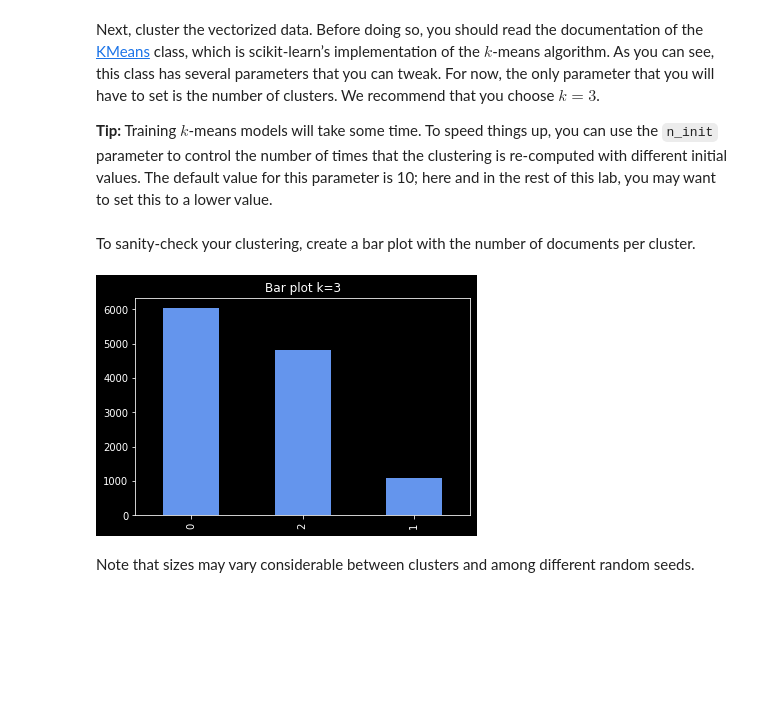
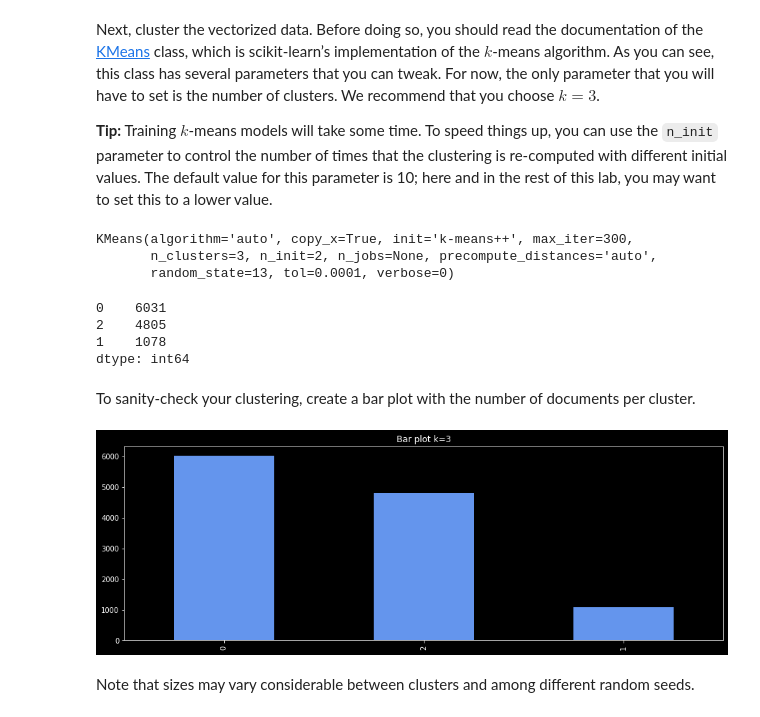
Before and after one commit to Philhoels/732A92-Text-Mining, a Jupyter notebook: Andreas/Lab3/TM-L3.ipynb, the cells around one changed output. Drawn from its saved outputs; the diff is of its cells as text; code cells hidden in the pictures; blank space fills up the shorter version.

```diff
--- a/Andreas/Lab3/TM-L3.ipynb
+++ b/Andreas/Lab3/TM-L3.ipynb
@@ -75,19 +75,33 @@ Next, cluster the vectorized data. Before doing so, you should read the document
 # TODO: Enter code here to cluster the vectorized data
 from sklearn.cluster import KMeans
 
-kmeans = KMeans(n_clusters=3, n_init=2,random_state=13).fit(reviews)
+kmeans = KMeans(n_clusters=3, n_init=2,random_state=13)
+
+kmeans.fit(reviews)
+# %% [output]
+KMeans(algorithm='auto', copy_x=True, init='k-means++', max_iter=300,
+       n_clusters=3, n_init=2, n_jobs=None, precompute_distances='auto',
+       random_state=13, tol=0.0001, verbose=0)
+# %%
+pd.Series(kmeans.labels_).value_counts()
+# %% [output]
+0    6031
+2    4805
+1    1078
+dtype: int64
 # %% [markdown]
 To sanity-check your clustering, create a bar plot with the number of documents per cluster.
 # %%
 # TODO: Enter code here to produce a bar plot of the cluster size
 import matplotlib.pyplot as plt
 
+plt.figure(figsize=(15,5))
 plt.style.use('dark_background')
 pd.Series(kmeans.labels_).value_counts().plot(kind='bar',color='cornflowerblue')
 plt.title('Bar plot k=3')
 plt.show()
 # %% [output]
-[figure, old version]
+[figure, new version]
 # %% [markdown]
 Note that sizes may vary considerable between clusters and among different random seeds.
 # %% [markdown]
```
Also changed, not shown: parts of 16 cells of this notebook, 1 other file.
